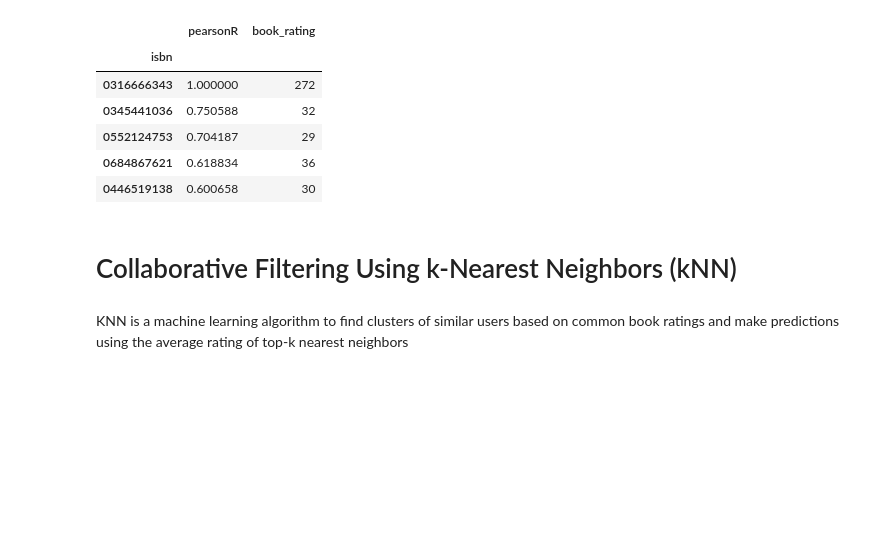
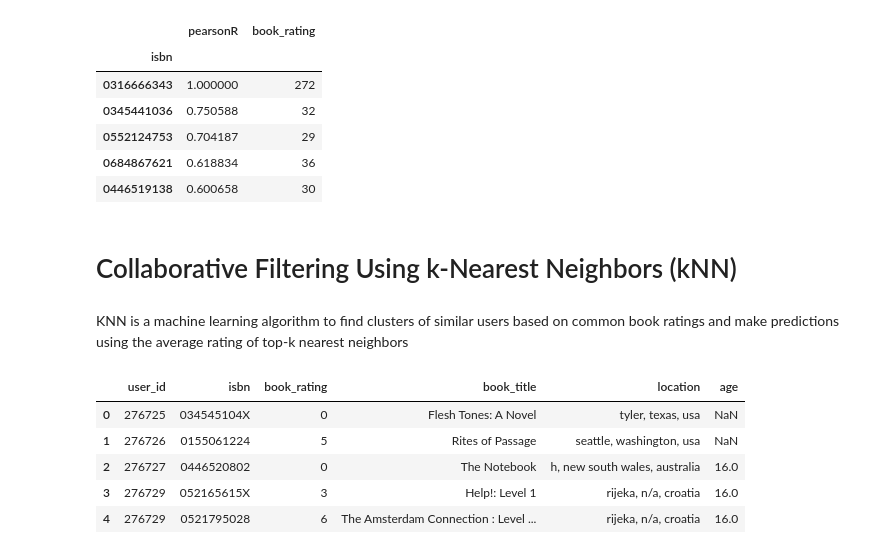
Before and after one commit to sammienjihia/data_science, a Jupyter notebook: knn_bookRecommender.ipynb, the cells around one changed output. Cells and saved outputs as stored; diff of their text form; code cells hidden in the pictures; blank space fills up the shorter version.

```diff
--- a/knn_bookRecommender.ipynb
+++ b/knn_bookRecommender.ipynb
@@ -282,0 +282,12 @@ book_ratings_pivot = pd_combined2.pivot(index='isbn', columns='user_id', values=
+# %%
+#book_ratings_pivot = pd_combined2.pivot(index='isbn', columns='user_id', values='book_rating')
+columns_toDrop = ['publication_year', 'publisher', 'book_author', 'Image-URL-S', 'Image-URL-M', 'Image-URL-L']
+pd_combined4 = pd_combined2.drop(columns_toDrop, axis=1)
+pd_combined4.head()
+# %% [output]
+|  | user_id | isbn | book_rating | book_title | location | age |
+| 0 | 276725 | 034545104X | 0 | Flesh Tones: A Novel | tyler, texas, usa | NaN |
+| 1 | 276726 | 0155061224 | 5 | Rites of Passage | seattle, washington, usa | NaN |
+| 2 | 276727 | 0446520802 | 0 | The Notebook | h, new south wales, australia | 16.0 |
+| 3 | 276729 | 052165615X | 3 | Help!: Level 1 | rijeka, n/a, croatia | 16.0 |
+| 4 | 276729 | 0521795028 | 6 | The Amsterdam Connection : Level ... | rijeka, n/a, croatia | 16.0 |
```
Also changed, not shown: parts of 5 cells of this notebook.
